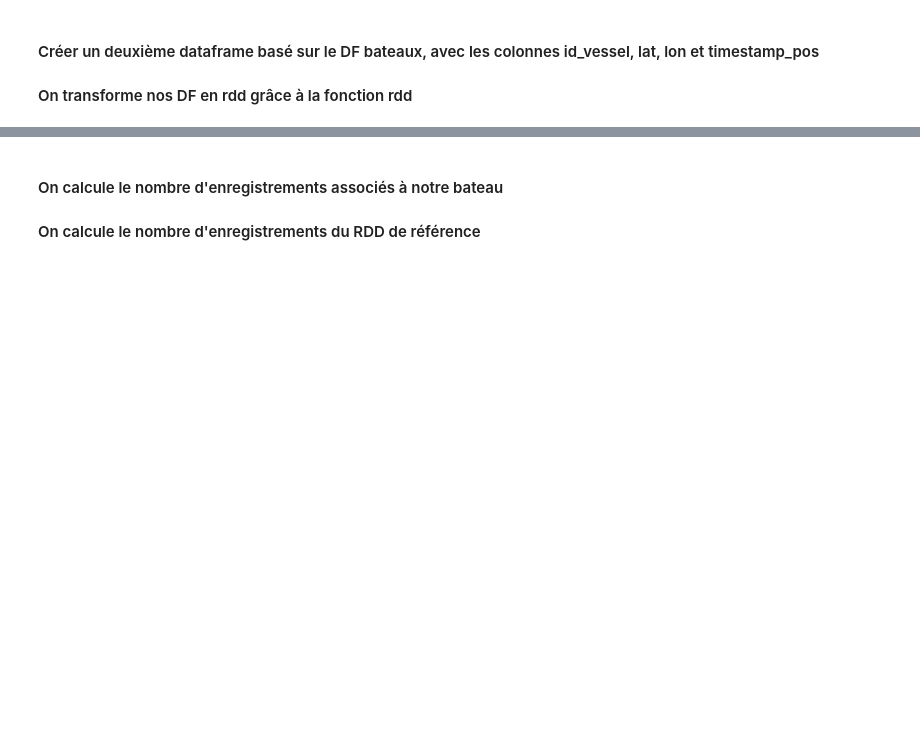
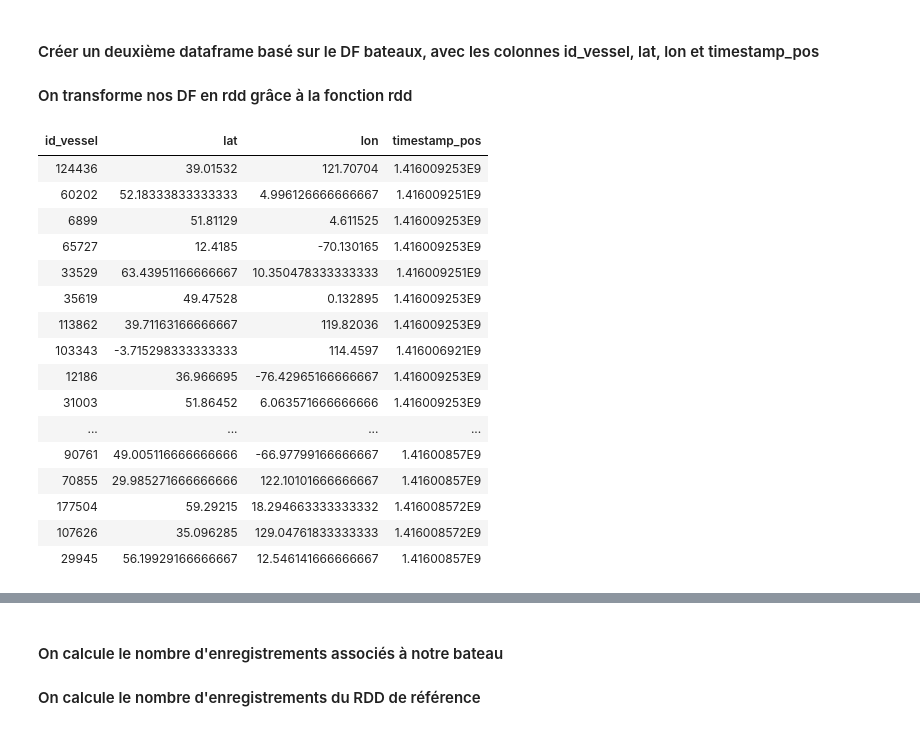
Before and after one commit to dilys27/iesa-poo, a Jupyter notebook: tpNoté/Dataframe.ipynb, the cells around one changed output, grey strips where cells are left out. Cells and saved outputs as stored; diff of their text form; code cells hidden in the pictures; blank space fills up the shorter version.

```diff
--- a/tpNoté/Dataframe.ipynb
+++ b/tpNoté/Dataframe.ipynb
@@ -202,3 +315,24 @@ display(spark.sql("SELECT * FROM bateaux WHERE id_vessel = 60202"))
 # %% [markdown]
 #### Créer un deuxième dataframe basé sur le DF bateaux, avec les colonnes id_vessel, lat, lon et timestamp_pos
 #### On transforme nos DF en rdd grâce à la fonction rdd
+# %%
+dfTest2 = spark.sql("SELECT id_vessel, lat, lon, timestamp_pos FROM bateaux")
+display(dfTest2)
+# %% [output]
+| id_vessel | lat | lon | timestamp_pos |
+| 124436 | 39.01532 | 121.70704 | 1.416009253E9 |
+| 60202 | 52.18333833333333 | 4.996126666666667 | 1.416009251E9 |
+| 6899 | 51.81129 | 4.611525 | 1.416009253E9 |
+| 65727 | 12.4185 | -70.130165 | 1.416009253E9 |
+| 33529 | 63.43951166666667 | 10.350478333333333 | 1.416009251E9 |
+| 35619 | 49.47528 | 0.132895 | 1.416009253E9 |
+| 113862 | 39.71163166666667 | 119.82036 | 1.416009253E9 |
+| 103343 | -3.715298333333333 | 114.4597 | 1.416006921E9 |
+| 12186 | 36.966695 | -76.42965166666667 | 1.416009253E9 |
+| 31003 | 51.86452 | 6.063571666666666 | 1.416009253E9 |
+| ... | ... | ... | ... |
+| 90761 | 49.005116666666666 | -66.97799166666667 | 1.41600857E9 |
+| 70855 | 29.985271666666666 | 122.10101666666667 | 1.41600857E9 |
+| 177504 | 59.29215 | 18.294663333333332 | 1.416008572E9 |
+| 107626 | 35.096285 | 129.04761833333333 | 1.416008572E9 |
+| 29945 | 56.19929166666667 | 12.546141666666667 | 1.41600857E9 |
```
Also changed, not shown: parts of 16 cells of this notebook, 1 other file.
